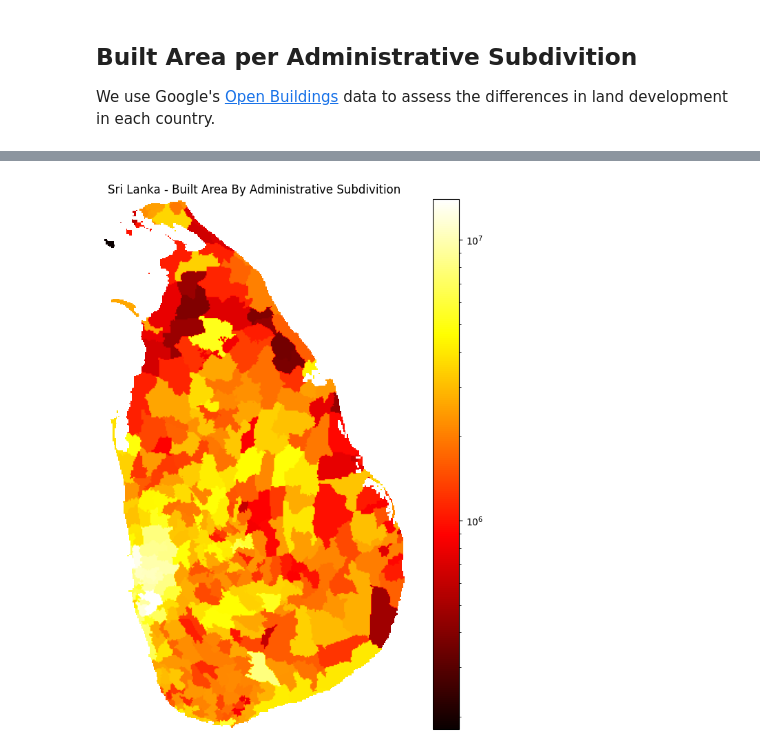
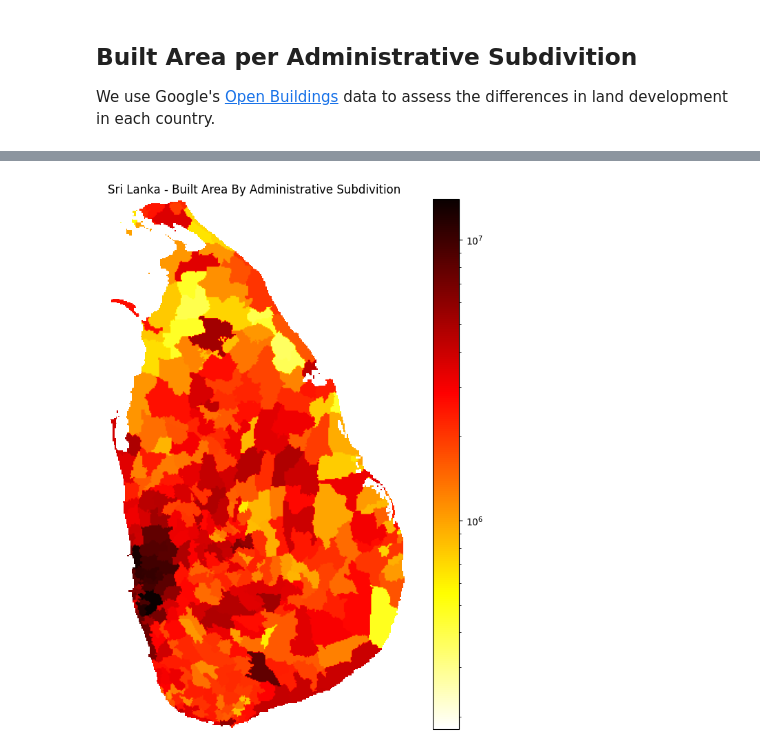
Before and after one commit to ResearchProjectsUG/GPT-Impact-GitHub, a Jupyter notebook: code/Book/web/_build/jupyter_execute/maps.ipynb, the cells around one changed output, grey strips where cells are left out. Drawn from its saved outputs; the diff is of its cells as text; code cells hidden in the pictures.

Commit message:
invert colorbar

```diff
--- a/code/Book/web/_build/jupyter_execute/maps.ipynb
+++ b/code/Book/web/_build/jupyter_execute/maps.ipynb
@@ -242,13 +242,13 @@ m
 [interactive output not drawn]
 # %%
 plt.figure(figsize = (10, 10))
-plt.imshow(lka_image, cmap = "hot", norm = matplotlib.colors.LogNorm())
+plt.imshow(lka_image, cmap = "hot_r", norm = matplotlib.colors.LogNorm())
 plt.colorbar()
 plt.box(False)
 plt.axis(False)
 plt.title("Sri Lanka - Built Area By Administrative Subdivition")
 plt.show()
 # %% [output]
-[figure, old version]
+[figure, new version]
 # %%
 plt.figure(figsize = (10, 10))
```
Also changed, not shown: parts of 5 cells of this notebook, 18 other files.
